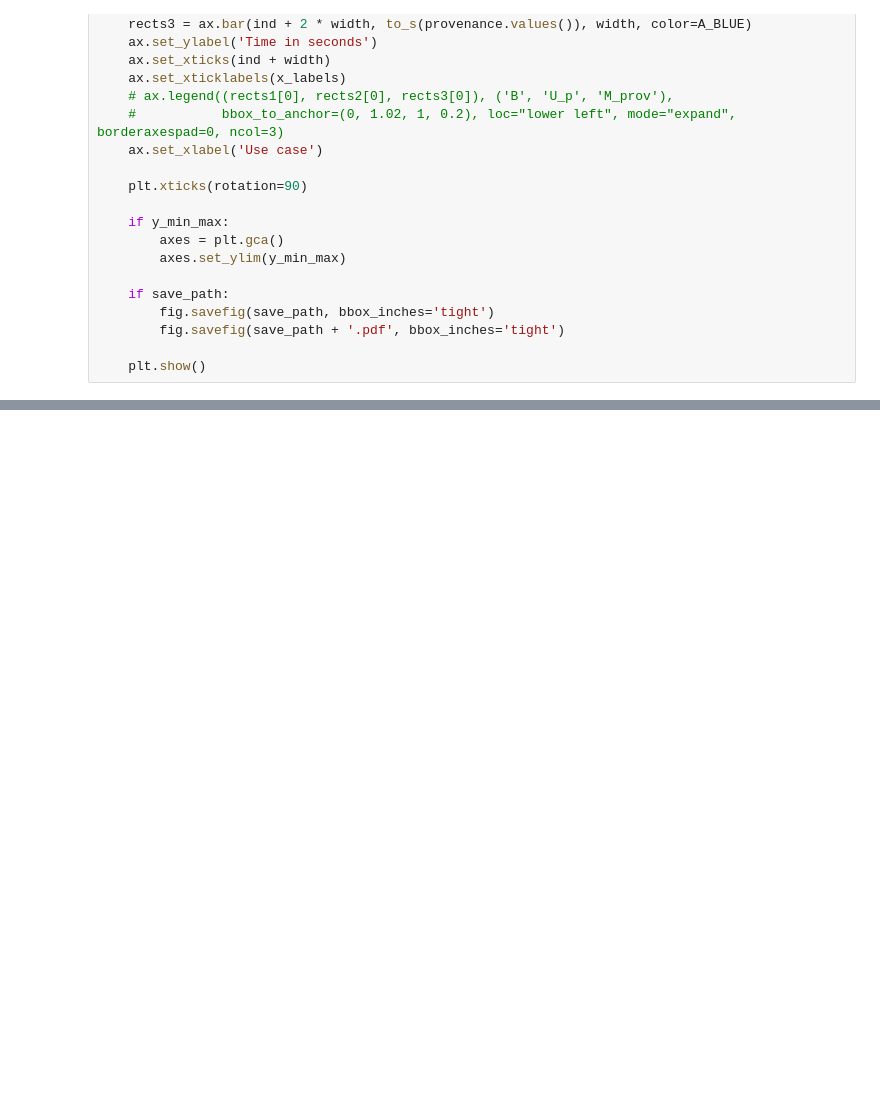
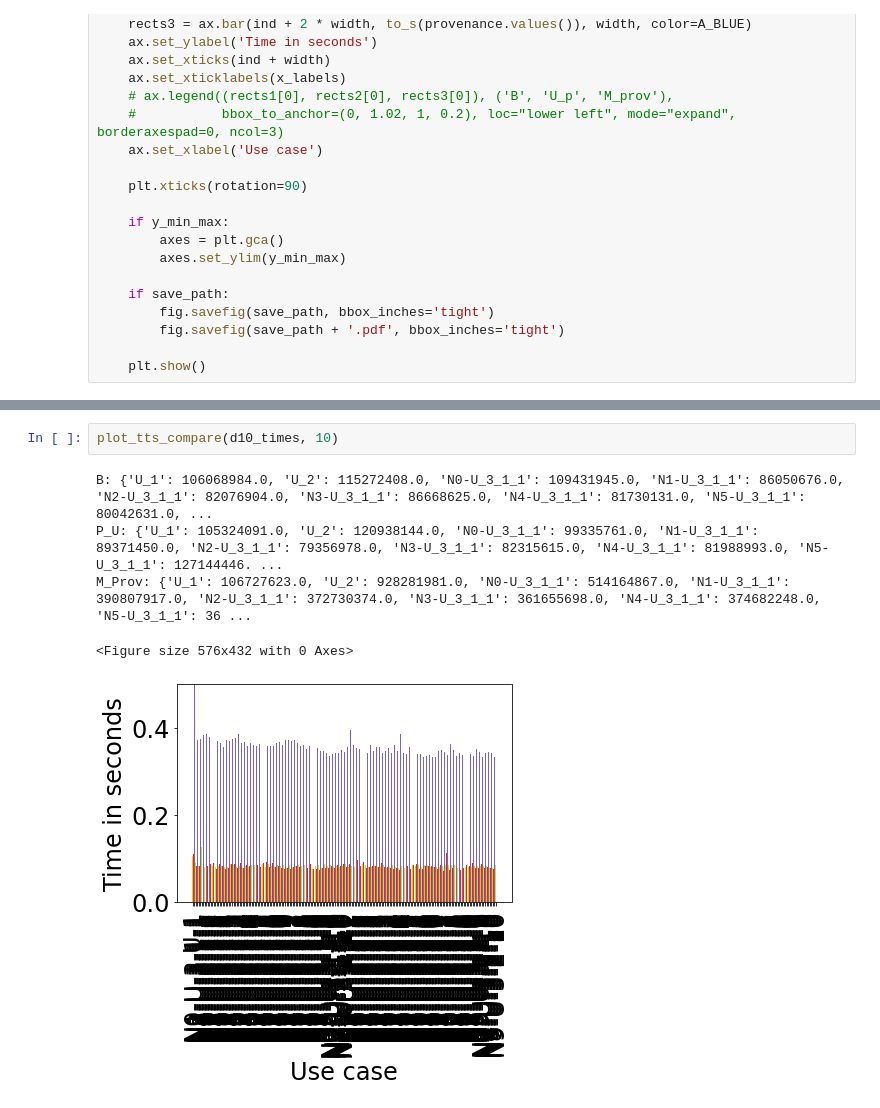
Before and after one commit to slin96/master-thesis, a Jupyter notebook: experiments/plots/dist-exp/compare_times.ipynb, the cells around one changed output, grey strips where cells are left out. Drawn from its saved outputs; the diff is of its cells as text; blank space fills up the shorter version.

```diff
--- a/experiments/plots/dist-exp/compare_times.ipynb
+++ b/experiments/plots/dist-exp/compare_times.ipynb
@@ -97,0 +120,8 @@ M_Prov: {'U_1': 104217108.0, 'U_2': 919835067.0, 'U_3_1_1': 461571157.5, 'U_3_1_
+# %%
+plot_tts_compare(d10_times, 10)
+# %% [output]
+B: {'U_1': 106068984.0, 'U_2': 115272408.0, 'N0-U_3_1_1': 109431945.0, 'N1-U_3_1_1': 86050676.0, 'N2-U_3_1_1': 82076904.0, 'N3-U_3_1_1': 86668625.0, 'N4-U_3_1_1': 81730131.0, 'N5-U_3_1_1': 80042631.0, ...
+P_U: {'U_1': 105324091.0, 'U_2': 120938144.0, 'N0-U_3_1_1': 99335761.0, 'N1-U_3_1_1': 89371450.0, 'N2-U_3_1_1': 79356978.0, 'N3-U_3_1_1': 82315615.0, 'N4-U_3_1_1': 81988993.0, 'N5-U_3_1_1': 127144446. ...
+M_Prov: {'U_1': 106727623.0, 'U_2': 928281981.0, 'N0-U_3_1_1': 514164867.0, 'N1-U_3_1_1': 390807917.0, 'N2-U_3_1_1': 372730374.0, 'N3-U_3_1_1': 361655698.0, 'N4-U_3_1_1': 374682248.0, 'N5-U_3_1_1': 36 ...
+<Figure size 576x432 with 0 Axes>
+[figure, added]
```
Also changed, not shown: parts of 15 cells of this notebook, 2 other files.
